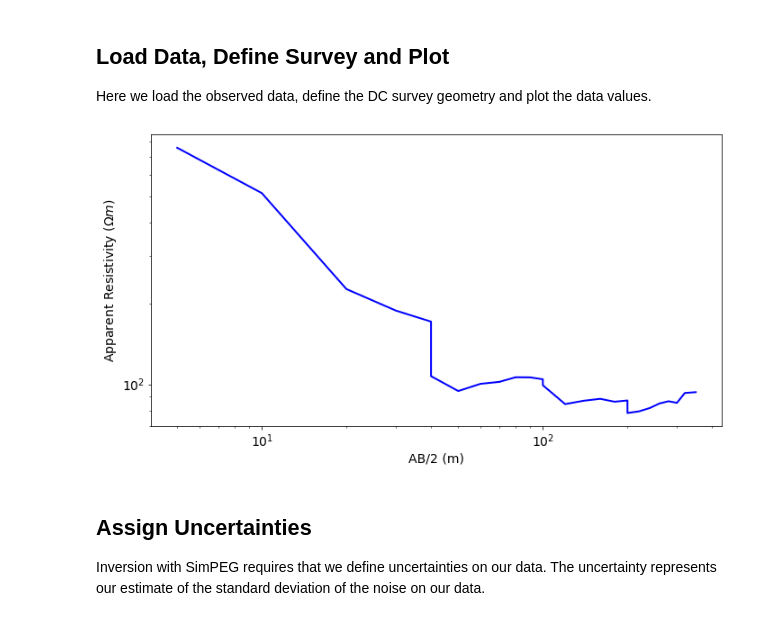
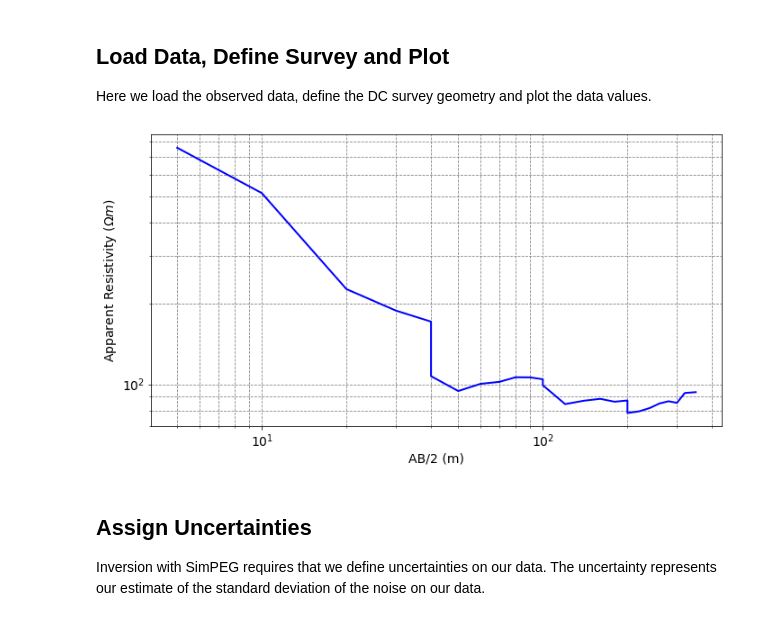
Before and after one commit to simpeg-research/gwb-dc-inversions, a Jupyter notebook: notebooks_devin/DC1D_inv.ipynb, the cells around one changed output. Saved outputs shown, nothing was run; the diff lists cells and outputs as text; code cells hidden in the pictures.

```diff
--- a/notebooks_devin/DC1D_inv.ipynb
+++ b/notebooks_devin/DC1D_inv.ipynb
@@ -84,34 +84,35 @@ for ii in range(0, n_sources):
     M_locations = np.c_[M_locations, np.zeros((np.shape(M_locations)[0], 2))]
     N_locations = half_MN_separations[k[ii]:k[ii+1]]
     N_locations = np.c_[N_locations, np.zeros((np.shape(N_locations)[0], 2))]
     receiver_list = [dc.receivers.Dipole(M_locations, N_locations)]
 
     # AB electrode locations for source. Each is a (1, 3) numpy array
     A_location = np.r_[-half_AB_separations[k[ii]], 0, 0]
     B_location = np.r_[half_AB_separations[k[ii]], 0, 0]
     source_list.append(dc.sources.Dipole(receiver_list, A_location, B_location))
 
 # Define survey
 survey = dc.Survey(source_list)
 
 # Compute the A, B, M and N electrode locations.
 survey.getABMN_locations()
 
 # Plot apparent resistivities on sounding curve as a function of Wenner separation
 # parameter.
 electrode_separations = np.sqrt(
         np.sum((survey.m_locations - survey.n_locations)**2, axis=1)
         )
 
 mpl.rcParams.update({'font.size': 14})
 fig = plt.figure(figsize=(11, 5))
 ax1 = fig.add_axes([0.05, 0.05, 0.8, 0.9])
 ax1.loglog(half_AB_separations, dobs, 'b', lw=2)
 ax1.set_xlabel("AB/2 (m)")
 ax1.set_ylabel("Apparent Resistivity ($\Omega m$)")
+plt.grid(True, which="both", ls="--", c='gray')
 plt.show()
 # %% [output]
-[figure, old version]
+[figure, new version]
 # %% [markdown]
 Assign Uncertainties
 --------------------
```
Also changed, not shown: parts of 1 cell of this notebook, 2 other files.
